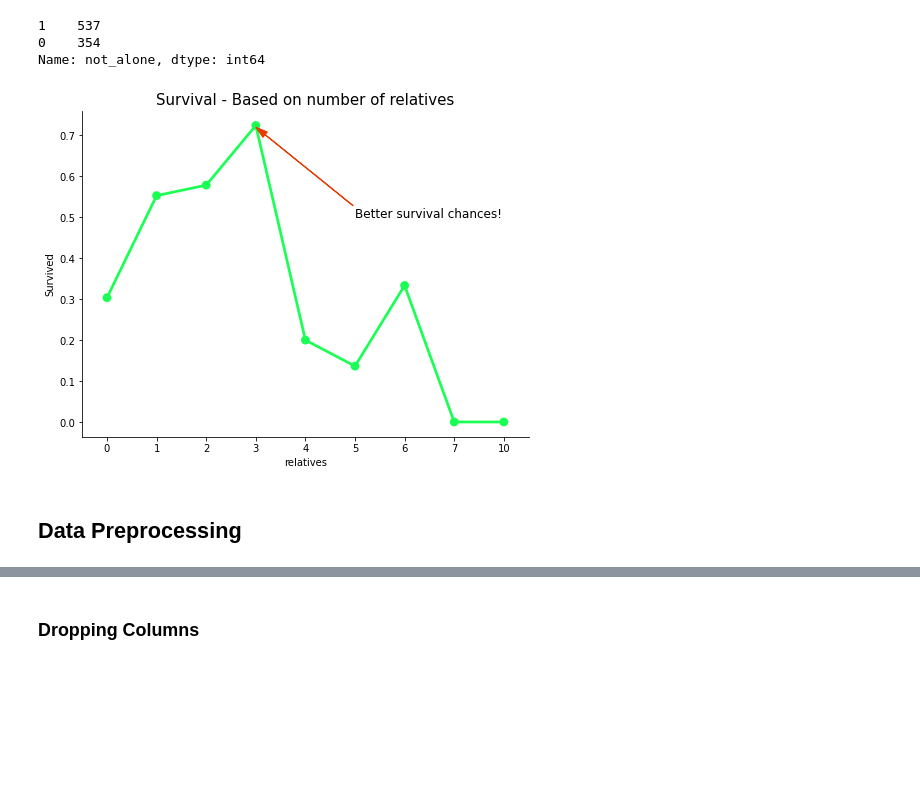
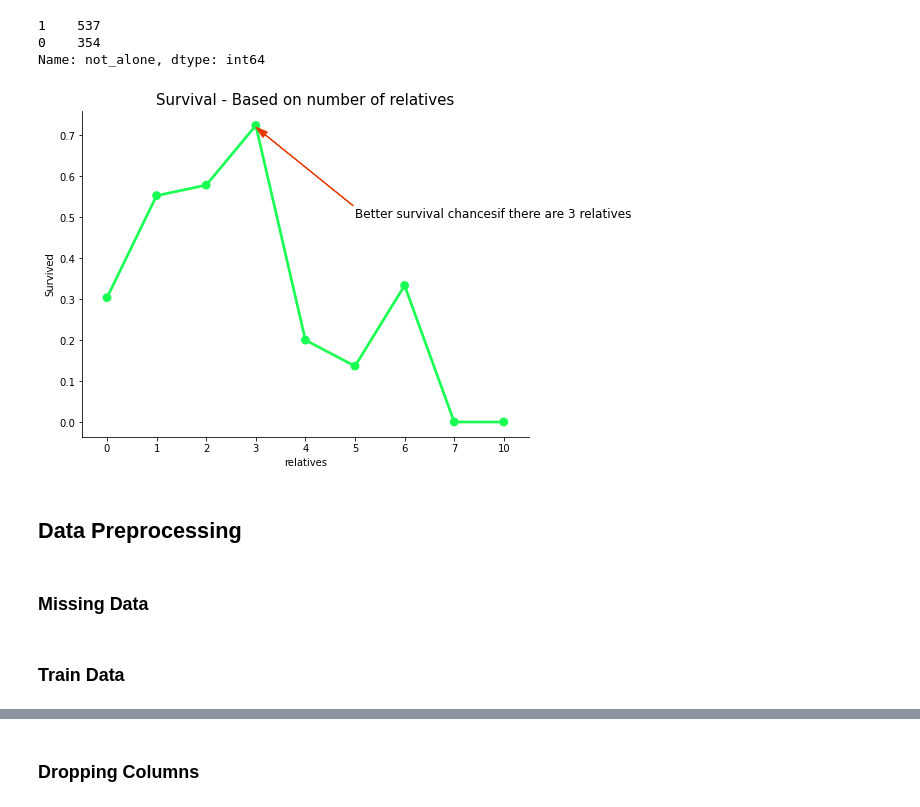
Before and after one commit to nishantnayar/Titanic, a Jupyter notebook: Titanic.ipynb, the cells around one changed output, grey strips where cells are left out. Cells and saved outputs as stored; diff of their text form; code cells hidden in the pictures; blank space fills up the shorter version.

```diff
--- a/Titanic.ipynb
+++ b/Titanic.ipynb
@@ -318,16 +266,20 @@ Name: not_alone, dtype: int64
 # %%
 fig, axes = plt.subplots(figsize=(8, 6))
 ax = sns.pointplot('relatives','Survived', data=train_df, aspect = 2.5, ci=0)
-ax.annotate('Better survival chances!', xy=(3, 0.72), xytext=(5,0.5),
+ax.annotate('Better survival chancesif there are 3 relatives', xy=(3, 0.72), xytext=(5,0.5),
             fontsize=12,
             arrowprops={'width':0.4,'headwidth':7,'color':'#E63A00'})
 ax.spines['top'].set_visible(False)
 ax.spines['right'].set_visible(False)
 ax.spines['left'].set_visible(True)
 ax.spines['bottom'].set_visible(True)
 ax.set_title('Survival - Based on number of relatives', fontsize=15)
 fig.savefig('./img/Relatives.png', transparent=True)
 # %% [output]
-[figure, old version]
+[figure, new version]
 # %% [markdown]
 ## Data Preprocessing
+# %% [markdown]
+### Missing Data
+# %% [markdown]
+### Train Data
```
Also changed, not shown: parts of 35 cells of this notebook, 1 other file.
